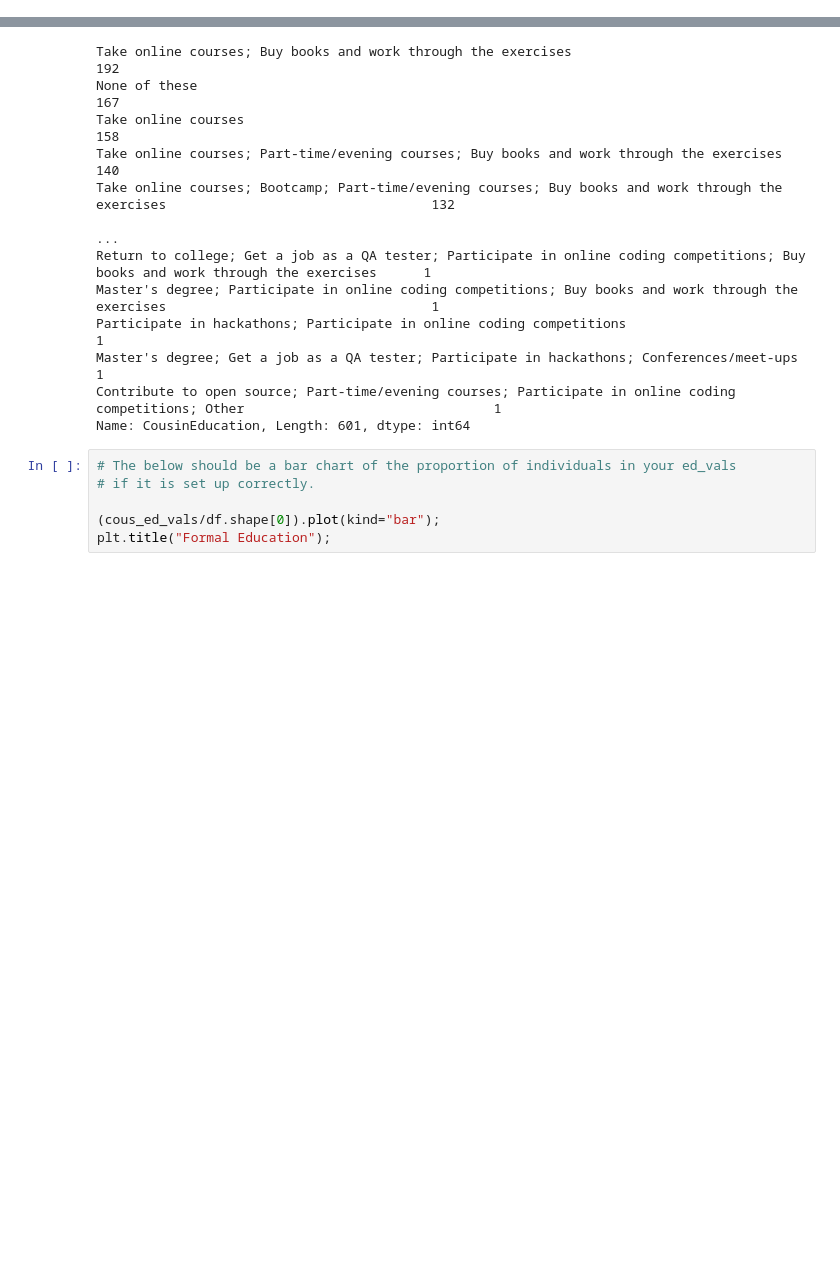
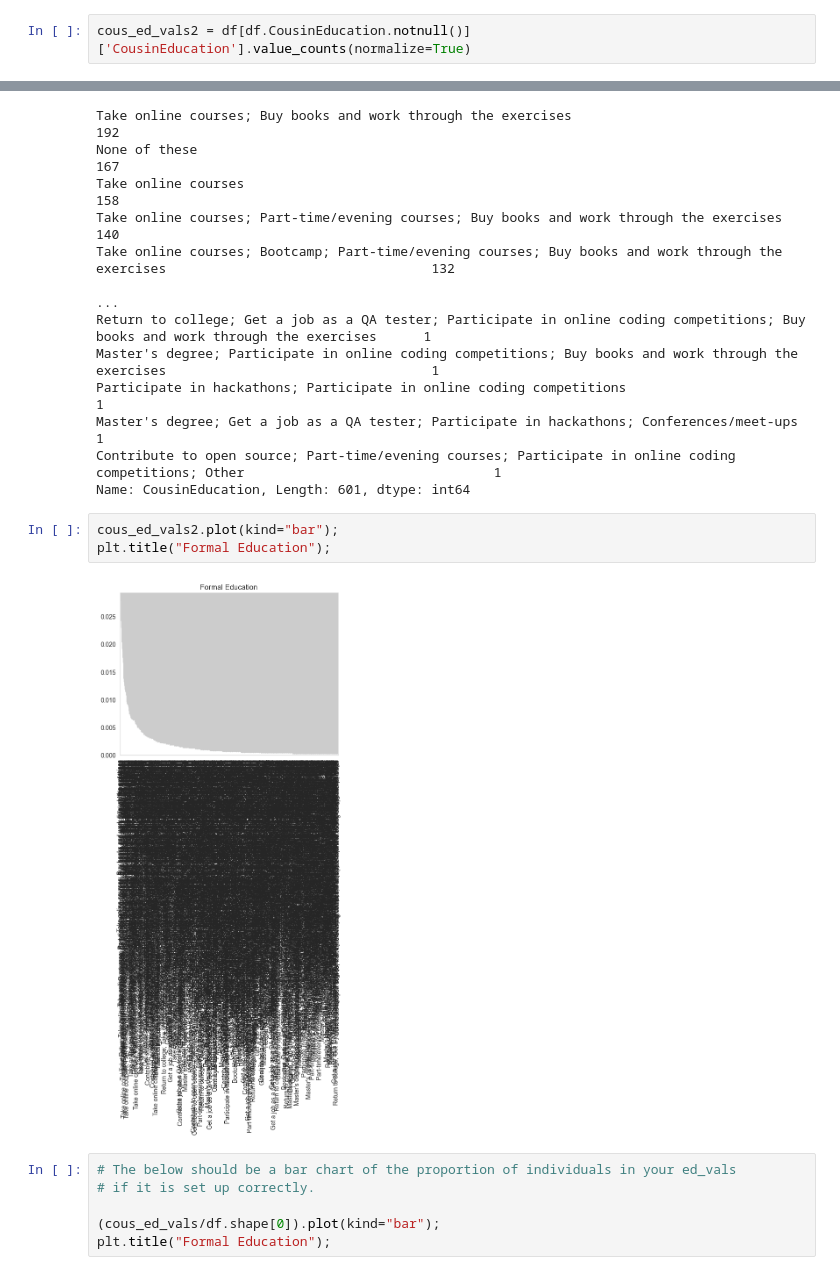
Before and after one commit to LourensWalters/data-science, a Jupyter notebook: notebooks/resources/CRISP_DM_Udacity/2 - How To Break Into the Field.ipynb, the cells around one changed output, grey strips where cells are left out. Cells and saved outputs as stored; diff of their text form; blank space fills up the shorter version.

```diff
--- a/notebooks/resources/CRISP_DM_Udacity/2 - How To Break Into the Field.ipynb
+++ b/notebooks/resources/CRISP_DM_Udacity/2 - How To Break Into the Field.ipynb
@@ -90,6 +94,8 @@ Participate in hackathons; Participate in online coding competitions
 Master's degree; Get a job as a QA tester; Participate in hackathons; Conferences/meet-ups                                            1
 Contribute to open source; Part-time/evening courses; Participate in online coding competitions; Other                                1
 Name: CousinEducation, Length: 601, dtype: int64
+# %%
+cous_ed_vals2 = df[df.CousinEducation.notnull()]['CousinEducation'].value_counts(normalize=True)
 # %%
 #Provide a pandas series of the counts for each CousinEducation status
 
@@ -111,6 +117,11 @@ Participate in hackathons; Participate in online coding competitions
 Master's degree; Get a job as a QA tester; Participate in hackathons; Conferences/meet-ups                                            1
 Contribute to open source; Part-time/evening courses; Participate in online coding competitions; Other                                1
 Name: CousinEducation, Length: 601, dtype: int64
+# %%
+cous_ed_vals2.plot(kind="bar");
+plt.title("Formal Education");
+# %% [output]
+[figure, added]
 # %%
 # The below should be a bar chart of the proportion of individuals in your ed_vals
 # if it is set up correctly.
```
Also changed, not shown: parts of 4 cells of this notebook, 2 other files.
